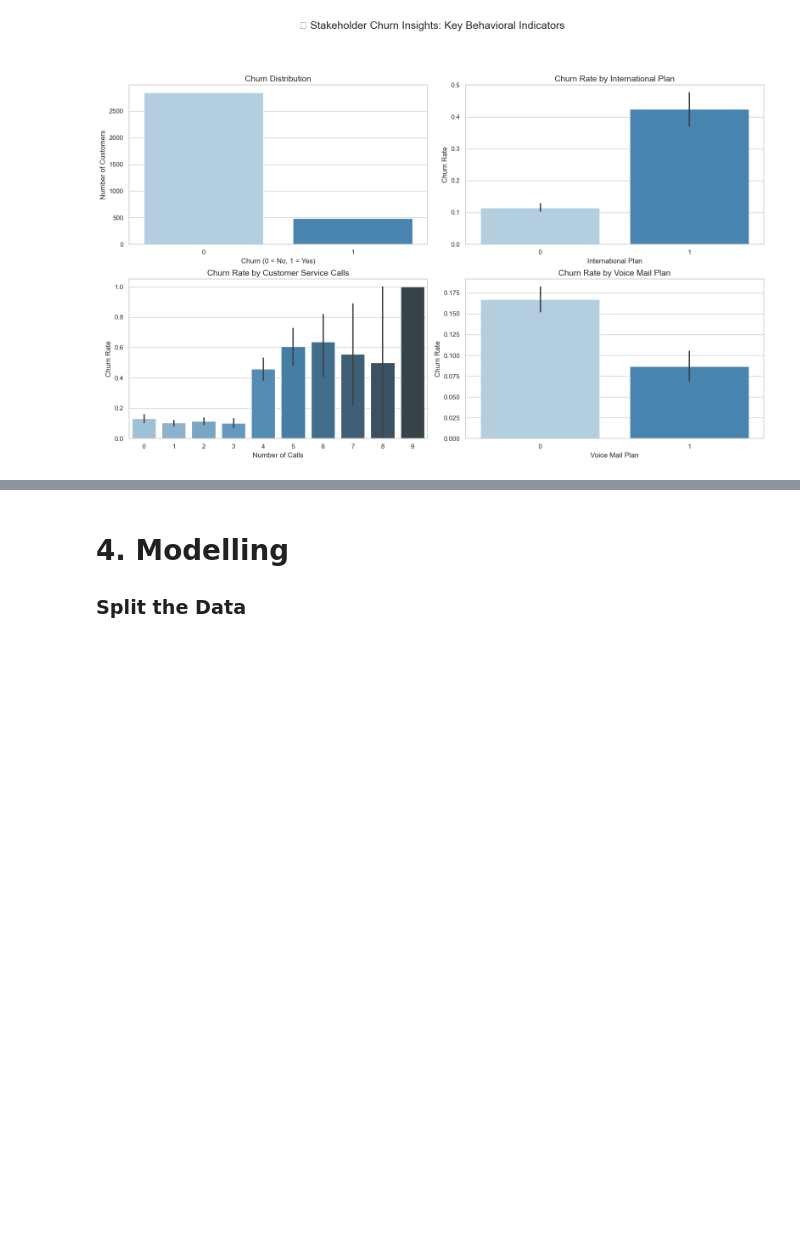
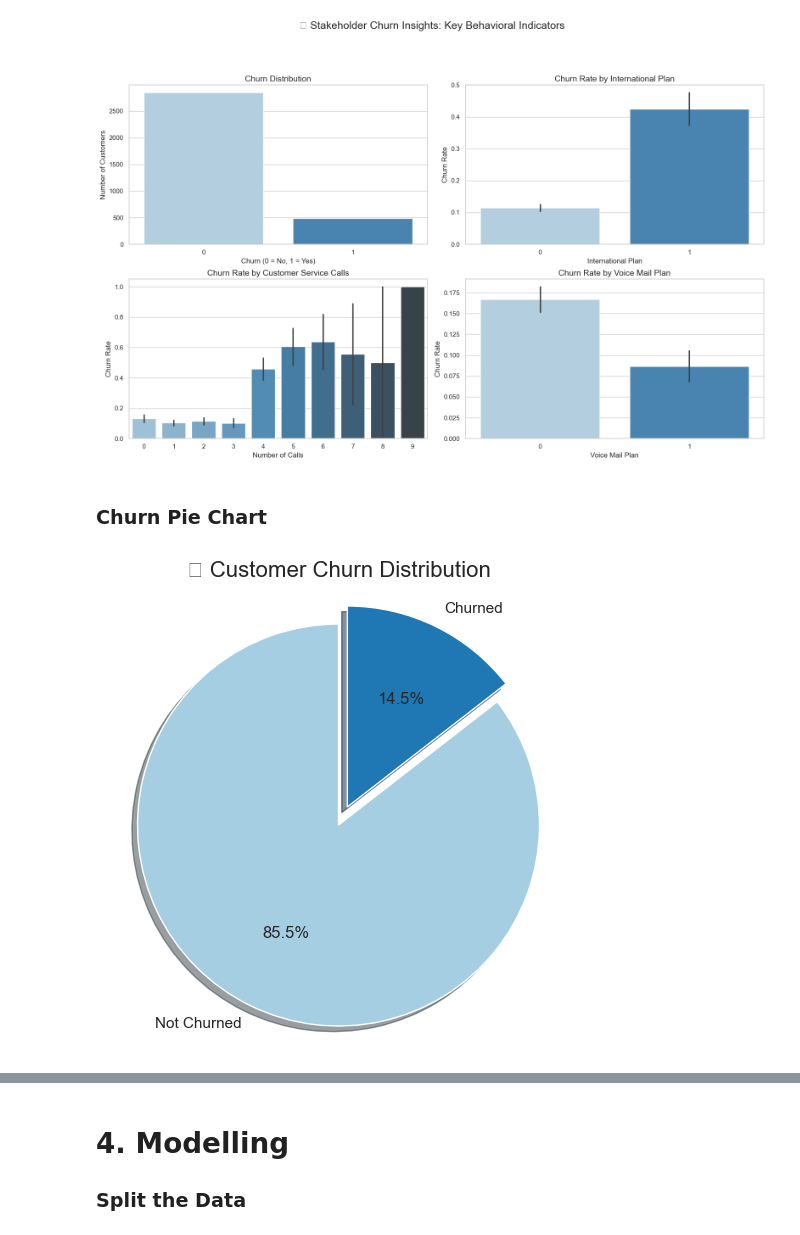
Before and after one commit to RachelinTheLoop/predicting-customer-churn, a Jupyter notebook: customer_churn_analysis.ipynb, the cells around one changed output, grey strips where cells are left out. Cells and saved outputs as stored; diff of their text form; code cells hidden in the pictures; blank space fills up the shorter version.

```diff
--- a/customer_churn_analysis.ipynb
+++ b/customer_churn_analysis.ipynb
@@ -423,6 +423,41 @@ plt.subplots_adjust(top=0.9)
 plt.show()
 # %% [output]
 [figure]
+# %% [markdown]
+### Churn Pie Chart
+# %%
+# CHURNED/NOT CHURNED
+
+# Ensure output directory exists
+os.makedirs("Output", exist_ok=True)
+
+# Count churn and not churn
+churn_counts = df['churn'].value_counts()
+labels = ['Not Churned', 'Churned']
+colors = ['#A6CEE3', '#1F78B4']  # Light and dark blue
+explode = (0, 0.1)
+
+# Create pie chart
+plt.figure(figsize=(6, 6))
+plt.pie(
+    churn_counts,
+    labels=labels,
+    colors=colors,
+    autopct='%1.1f%%',
+    startangle=90,
+    explode=explode,
+    shadow=True
+)
+plt.title("📎 Customer Churn Distribution", fontsize=16)
+plt.axis('equal')
+
+# Save to output folder
+plt.savefig("output/churn_pie_chart.png", bbox_inches='tight', dpi=300)
+
+# Optionally display
+plt.show()
+# %% [output]
+[figure, added]
 # %%
 # 🎯 Select meaningful features based on correlation and domain insight
 selected_features = [
```
Also changed, not shown: 3 other files.
